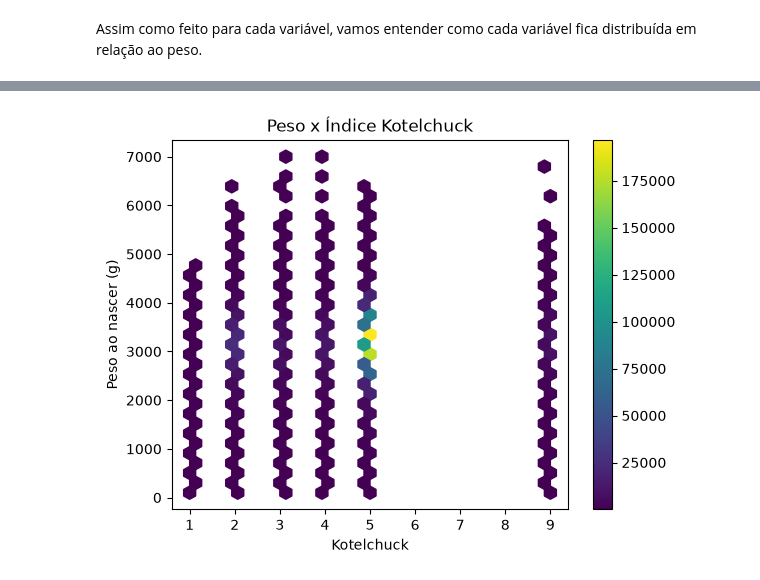
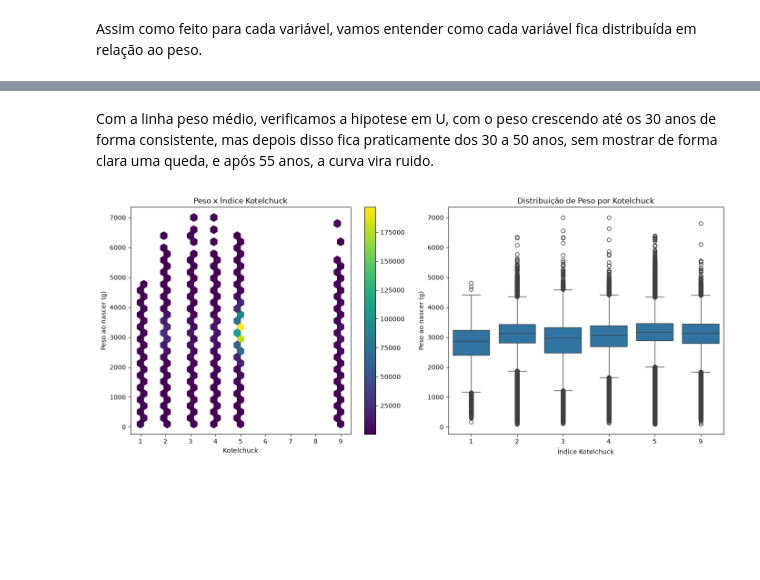
Before and after one commit to luizv55/SINASC-BirthWeight, a Jupyter notebook: main.ipynb, the cells around one changed output, grey strips where cells are left out. Drawn from its saved outputs; the diff is of its cells as text; code cells hidden in the pictures; blank space fills up the shorter version.

```diff
--- a/main.ipynb
+++ b/main.ipynb
@@ -386,9 +397,22 @@ plt.show()
+# %% [markdown]
+Com a linha peso médio, verificamos a hipotese em U, com o peso crescendo até os 30 anos de forma consistente, mas depois disso fica praticamente dos 30 a 50 anos, sem mostrar de forma clara uma queda, e após 55 anos, a curva vira ruido.
 # %%
-plt.hexbin(df['KOTELCHUCK'], df['PESO'], gridsize=30, cmap='viridis', mincnt=1)
-plt.colorbar()
-plt.xlabel('Kotelchuck')
-plt.ylabel('Peso ao nascer (g)')
-plt.title('Peso x Índice Kotelchuck')
+fig, axes = plt.subplots(1, 2, figsize=(14, 6))
+
+# Hexbin
+hb = axes[0].hexbin(df['KOTELCHUCK'], df['PESO'], gridsize=30, cmap='viridis', mincnt=1)
+fig.colorbar(hb, ax=axes[0])
+axes[0].set_xlabel('Kotelchuck')
+axes[0].set_ylabel('Peso ao nascer (g)')
+axes[0].set_title('Peso x Índice Kotelchuck')
+
+# Boxplot
+sns.boxplot(x='KOTELCHUCK', y='PESO', data=df, ax=axes[1])
+axes[1].set_xlabel('Índice Kotelchuck')
+axes[1].set_ylabel('Peso ao nascer (g)')
+axes[1].set_title('Distribuição de Peso por Kotelchuck')
+
+plt.tight_layout()
 plt.show()
 # %% [output]
-[figure, old version]
+[figure, new version]
```
Also changed, not shown: parts of 14 cells of this notebook.
